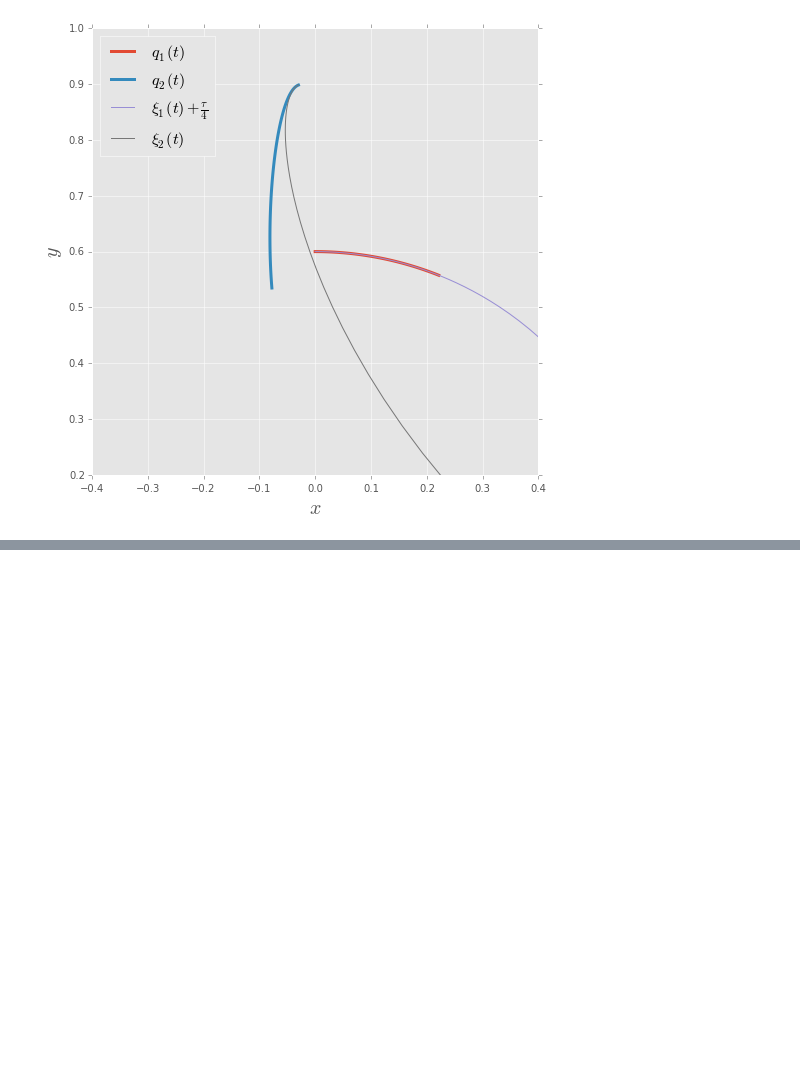
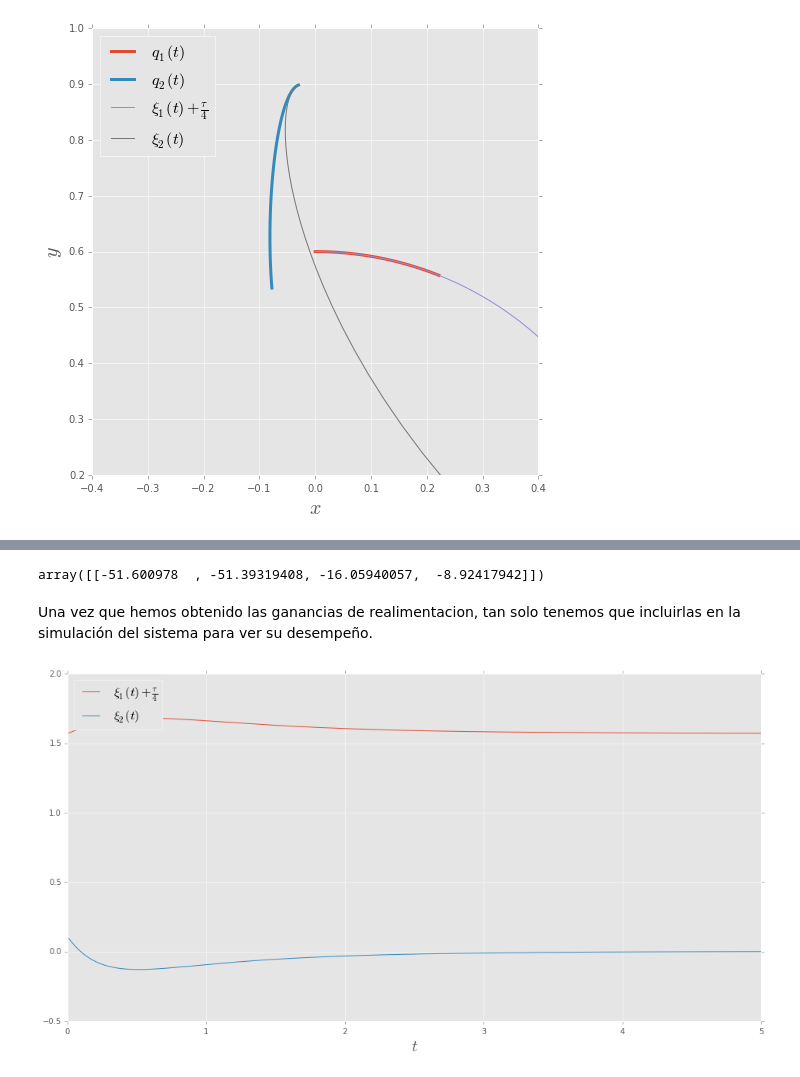
Before and after one commit to cad3na/DCA, a Jupyter notebook: IPythonNotebooks/Control Optimo/Pendubot.ipynb, the cells around one changed output, grey strips where cells are left out. Saved outputs shown, nothing was run; the diff lists cells and outputs as text; code cells hidden in the pictures; blank space fills up the shorter version.

```diff
--- a/IPythonNotebooks/Control Optimo/Pendubot.ipynb
+++ b/IPythonNotebooks/Control Optimo/Pendubot.ipynb
@@ -844,0 +912,29 @@ legend([p1, p2, p3, p4], [r'$q_1(t)$', r'$q_2(t)$', r'$\xi_1(t) + \frac{\tau}{4}
+# %%
+K, S, E = lqr(A, B, Q, R)
+K
+# %% [output]
+array([[-51.600978  , -51.39319408, -16.05940057,  -8.92417942]])
+# %% [markdown]
+Una vez que hemos obtenido las ganancias de realimentacion, tan solo tenemos que incluirlas en la simulación del sistema para ver su desempeño.
+# %%
+ts = linspace(0, 5, 500)
+estado_inicial_lineal = [0.0, 0.1, 0.0, 0.0]
+
+f_lineal_optima = lambda x, t: f_lineal(x, t, K)
+
+estados_lineal = odeint(f_lineal_optima, estado_inicial_lineal, ts)
+
+ξ1, ξ2 = estados_lineal[:, 0], estados_lineal[:, 1]
+q1_l, q2_l = ξ1 + τ/4, ξ2
+# %%
+fig = figure(figsize=(16, 8))
+
+p1, = plot(ts, q1_l)
+p2, = plot(ts, q2_l)
+
+ax = fig.gca()
+ax.set_xlabel(r"$t$", fontsize=20)
+
+legend([p1, p2], [r'$\xi_1(t) + \frac{\tau}{4}$', r'$\xi_2(t)$'], loc=2, fontsize=16);
+# %% [output]
+[figure, added]
```
Also changed, not shown: parts of 19 cells of this notebook, 1 other file.
